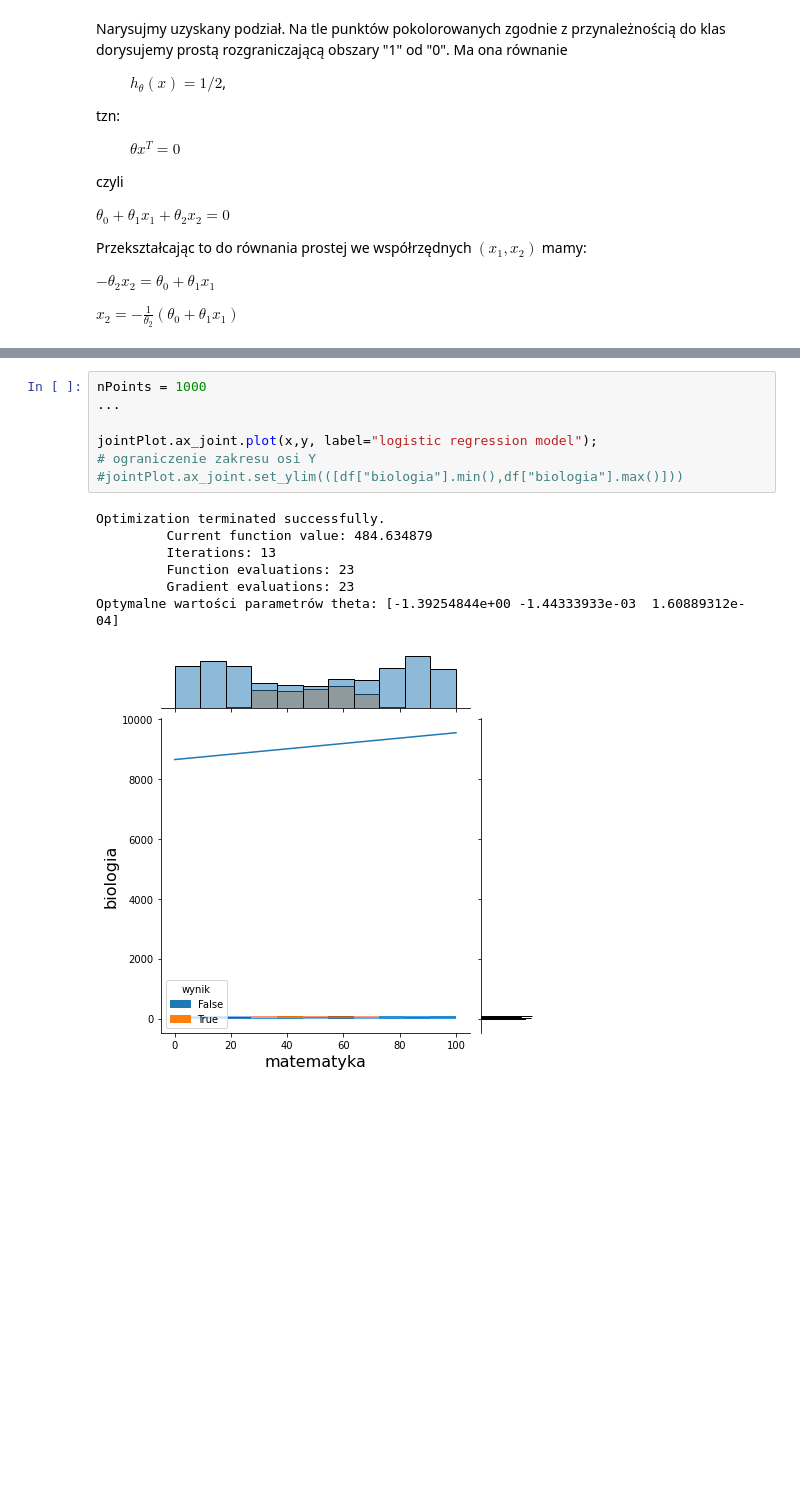
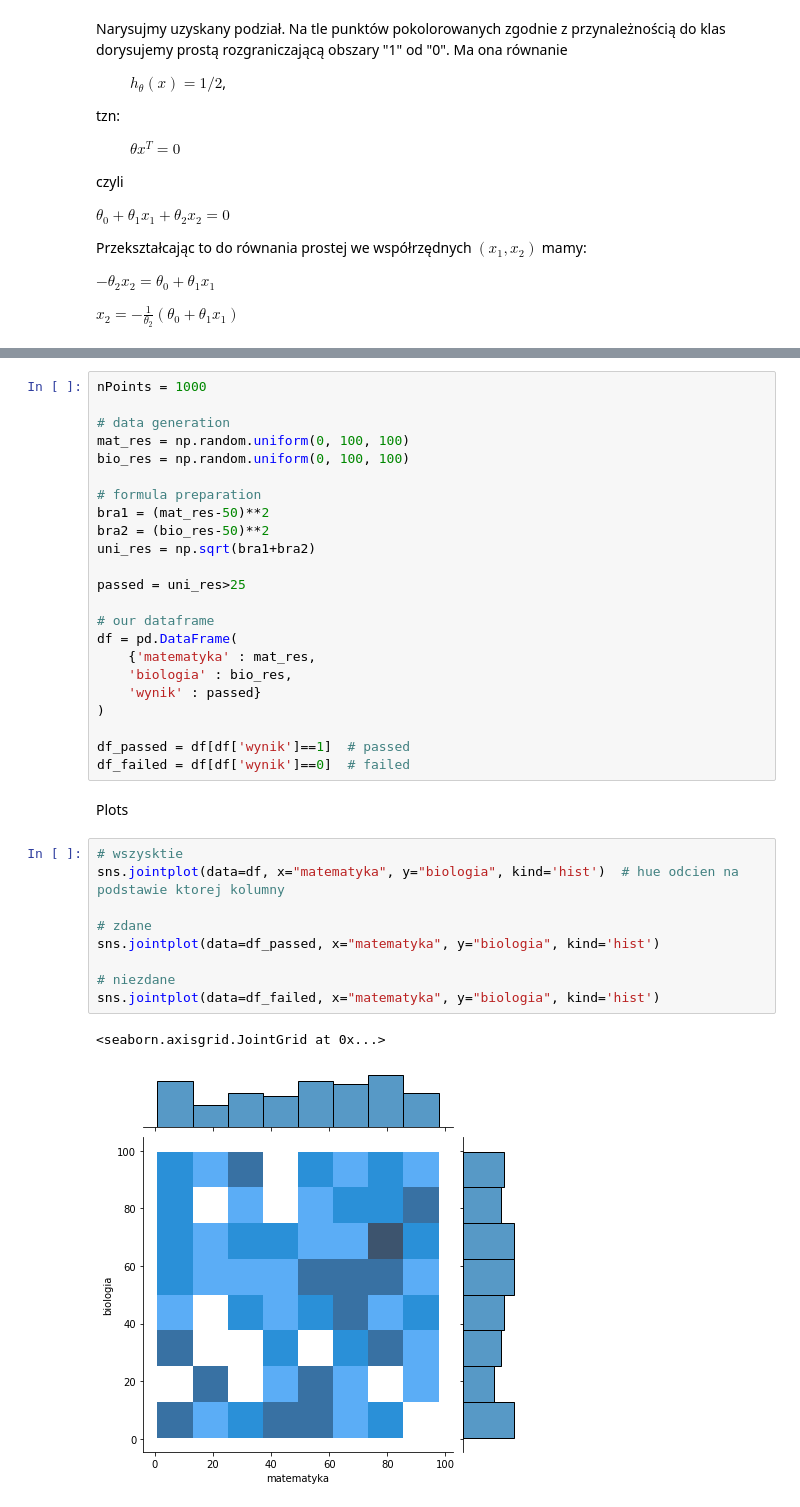
Before and after one commit to draczew23/Ucz_masz, a Jupyter notebook: cw/03_Regresja_logistyczna.ipynb, the cells around one changed output, grey strips where cells are left out. Drawn from its saved outputs; the diff is of its cells as text; blank space fills up the shorter version.

```diff
--- a/cw/03_Regresja_logistyczna.ipynb
+++ b/cw/03_Regresja_logistyczna.ipynb
@@ -353,18 +394,40 @@ $$
 * przeprowadzić trening regresji logistycznej dla tych danych
 * narysować krzywą rozdzielającą kategorie
 * odpowiedzieć na pytanie "Czy krzywa poprawnie rozdziela kategorie?"
-# %%
-nPoints = 1000
-...
-
-jointPlot.ax_joint.plot(x,y, label="logistic regression model");
-# ograniczenie zakresu osi Y
-#jointPlot.ax_joint.set_ylim(([df["biologia"].min(),df["biologia"].max()]))
-# %% [output]
-Optimization terminated successfully.
-         Current function value: 484.634879
-         Iterations: 13
-         Function evaluations: 23
-         Gradient evaluations: 23
-Optymalne wartości parametrów theta: [-1.39254844e+00 -1.44333933e-03  1.60889312e-04]
-[figure, removed]
+# %%
+nPoints = 1000
+
+# data generation
+mat_res = np.random.uniform(0, 100, 100)
+bio_res = np.random.uniform(0, 100, 100)
+
+# formula preparation
+bra1 = (mat_res-50)**2
+bra2 = (bio_res-50)**2
+uni_res = np.sqrt(bra1+bra2)
+
+passed = uni_res>25
+
+# our dataframe
+df = pd.DataFrame(
+    {'matematyka' : mat_res,
+    'biologia' : bio_res,
+    'wynik' : passed}
+)
+
+df_passed = df[df['wynik']==1]  # passed
+df_failed = df[df['wynik']==0]  # failed
+# %% [markdown]
+Plots
+# %%
+# wszysktie
+sns.jointplot(data=df, x="matematyka", y="biologia", kind='hist')  # hue odcien na podstawie ktorej kolumny
+
+# zdane
+sns.jointplot(data=df_passed, x="matematyka", y="biologia", kind='hist')
+
+# niezdane
+sns.jointplot(data=df_failed, x="matematyka", y="biologia", kind='hist')
+# %% [output]
+<seaborn.axisgrid.JointGrid at 0x...>
+[figure, added]
```
Also changed, not shown: parts of 19 cells of this notebook, 2 other files.
